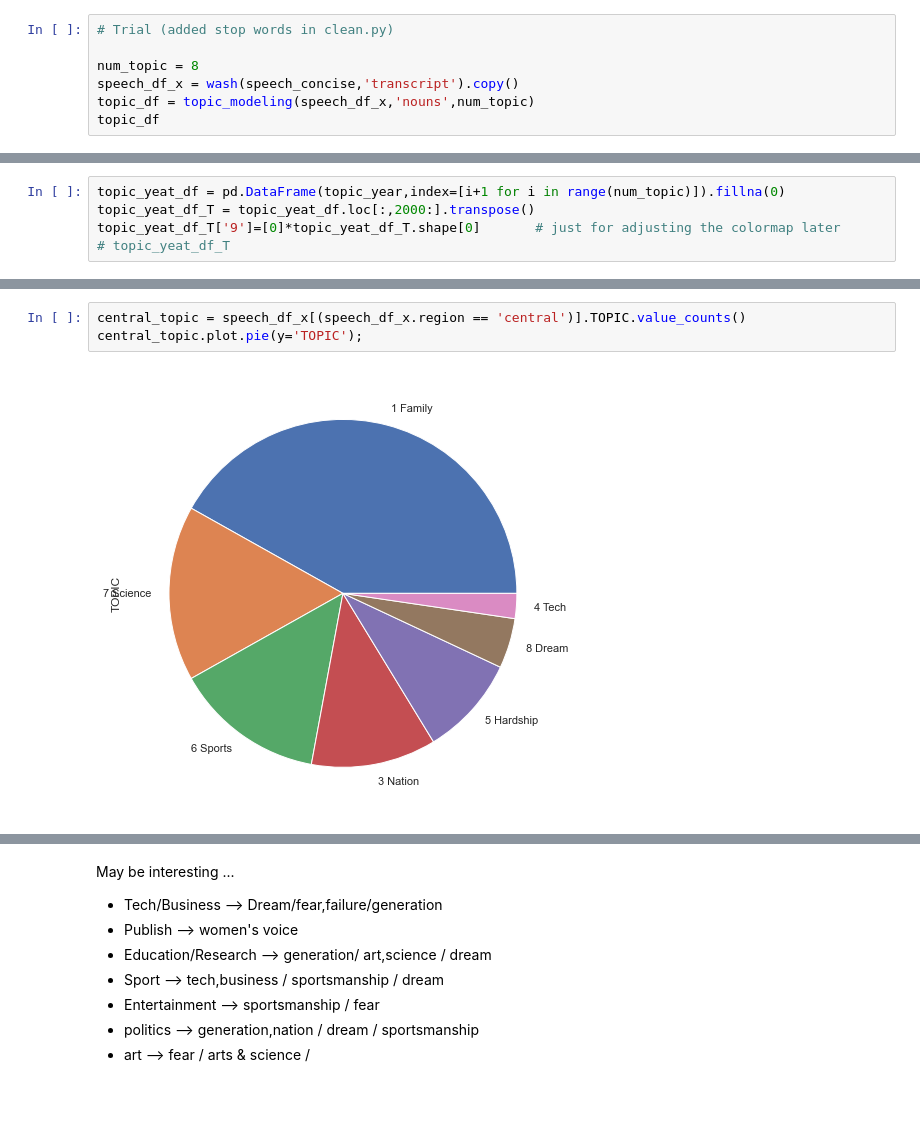
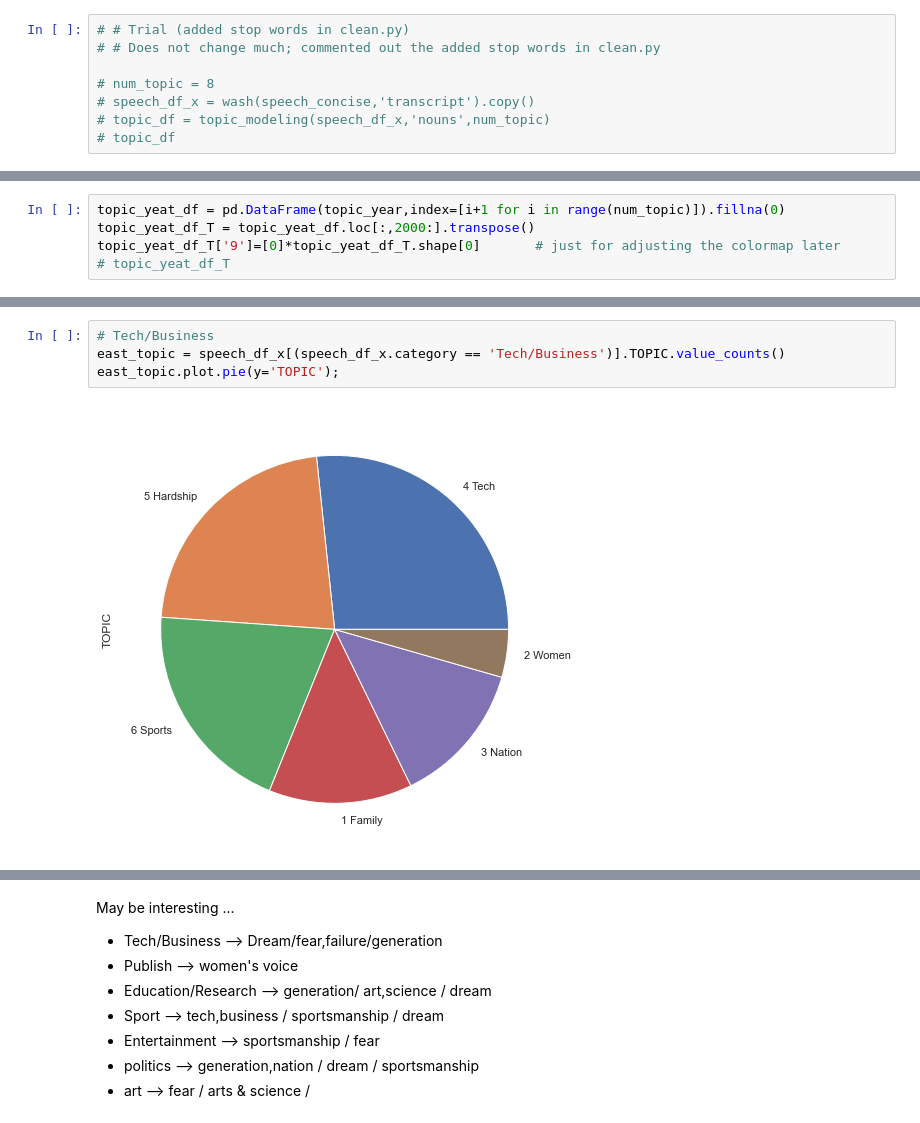
Before and after one commit to katiehuang1221/NLP-Analysis-On-Motivational-Speeches, a Jupyter notebook: notebook/06_topic_modeling_interpret.ipynb, the cells around one changed output, grey strips where cells are left out. Saved outputs shown, nothing was run; the diff lists cells and outputs as text.

Commit message:
Cleaned topic modeling interpret notebook

```diff
--- a/notebook/06_topic_modeling_interpret.ipynb
+++ b/notebook/06_topic_modeling_interpret.ipynb
@@ -160,8 +139,9 @@ Interpretation of topics:
 8. Dream
 # %%
-# Trial (added stop words in clean.py)
+# # Trial (added stop words in clean.py)
+# # Does not change much; commented out the added stop words in clean.py
 
-num_topic = 8
-speech_df_x = wash(speech_concise,'transcript').copy()
-topic_df = topic_modeling(speech_df_x,'nouns',num_topic)
-topic_df
+# num_topic = 8
+# speech_df_x = wash(speech_concise,'transcript').copy()
+# topic_df = topic_modeling(speech_df_x,'nouns',num_topic)
+# topic_df
@@ -351,5 +329,6 @@ east_topic.reset_index().rename(columns={'index':'topic','TOPIC':'count'}).sort_
 # %%
-central_topic = speech_df_x[(speech_df_x.region == 'central')].TOPIC.value_counts()
-central_topic.plot.pie(y='TOPIC');
+# Tech/Business
+east_topic = speech_df_x[(speech_df_x.category == 'Tech/Business')].TOPIC.value_counts()
+east_topic.plot.pie(y='TOPIC');
 # %% [output]
-[figure, old version]
+[figure, new version]
```
Also changed, not shown: parts of 47 cells of this notebook.
